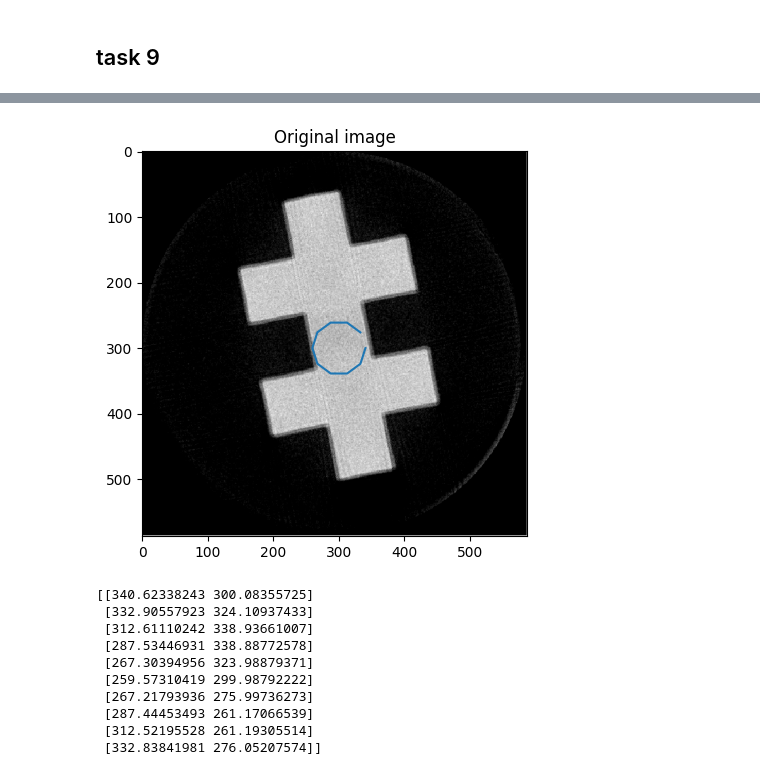
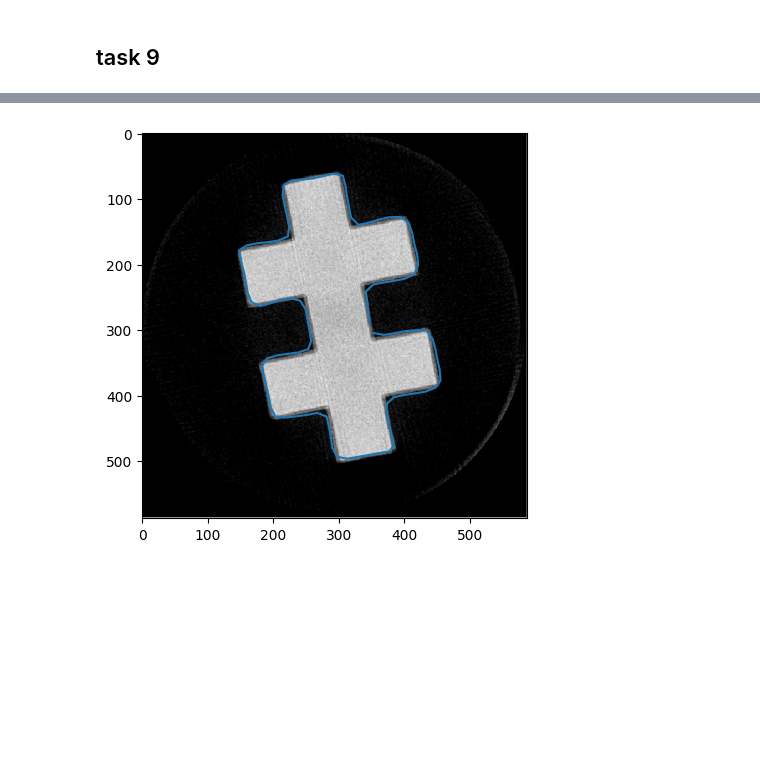
Before and after one commit to MadsPrip1/02506-Advanced-image-analysis, a Jupyter notebook: week6/week6.ipynb, the cells around one changed output, grey strips where cells are left out. Drawn from its saved outputs; the diff is of its cells as text; code cells hidden in the pictures; blank space fills up the shorter version.

```diff
--- a/week6/week6.ipynb
+++ b/week6/week6.ipynb
@@ -146,13 +184,13 @@ def initialize_circle(center, radius, numbers):
 def get_means(image, snake_points):
     circle_mask = polygon2mask(image.shape, snake_points)              # create a mask for what is inside and outside the circle
     m_in = np.mean(image[circle_mask])
-    m_out = np.mean(image[circle_mask] == 0)
+    m_out = np.mean(image[circle_mask==0])
 
     return m_in, m_out
 # %%
 center = (300,300)
 radius = 75
-numbers = 10
+numbers = 100
 circle_points = initialize_circle(center, radius, numbers)          # create the points for the circles
 
 m_in, m_out = get_means(image, circle_points)
@@ -175,7 +213,7 @@ ax[1].imshow(circle_mask, cmap='gray')
 
 # Plot the masked outside the image
 ax[2].set_title('Masked outside the image')
-ax[2].imshow(circle_mask != 1, cmap='gray')
+ax[2].imshow(circle_mask == 0, cmap='gray')
 
 plt.show()
 # %% [output]
@@ -334,12 +353,11 @@ print(f_ext)
 # %%
 def update_snake_points(snake_points_old, image, tau, B_init):
     N_old = calculate_N(snake_points_old)
-    print('N_old\n', N_old)
     f_ext = calculate_Fext(image, snake_points_old)
-    print('f_ext\n', f_ext)
-    print('B_int\n', B_int)
-
-    return B_init @ (snake_points_old + tau*np.diag(f_ext[:,0])@N_old)
+    snake_points_new =  B_init @ (snake_points_old + tau * f_ext * N_old)
+    snake_points_new = distribute_points(snake_points_new)
+    snake_points_new = remove_intersections(snake_points_new)
+    return snake_points_new
 
 tau = 0.1
 c_new = update_snake_points(circle_points, image, tau, B_int)
@@ -364,27 +364,18 @@ f_ext
 # %%
-tau = 0.1
+tau = 50
 
-fig = plt.figure(figsize=(5,5))
-plt.title('Original image')
-plt.imshow(image, cmap='gray')
+fig, ax = plt.subplots(figsize=(5,5))
+ax.set_title('Original image')
 
-for i in range(1):
+for i in range(20):
+    ax.clear()
     c_new = update_snake_points(circle_points, image, tau, B_int)
-    plt.plot(c_new[:,0], c_new[:,1])
+    ax.plot(c_new[:,0], c_new[:,1])
     circle_points = c_new
+    ax.imshow(image, cmap='gray')
     display(fig)
-    clear_output(wait=True)  # Removes the figure display
+    clear_output(wait=True)
+
 plt.show()
-print(c_new)
 # %% [output]
-[figure, old version]
+[figure, new version]
-[[340.62338243 300.08355725]
- [332.90557923 324.10937433]
- [312.61110242 338.93661007]
- [287.53446931 338.88772578]
- [267.30394956 323.98879371]
- [259.57310419 299.98792222]
- [267.21793936 275.99736273]
- [287.44453493 261.17066539]
- [312.52195528 261.19305514]
- [332.83841981 276.05207574]]
```
Also changed, not shown: parts of 23 cells of this notebook.
